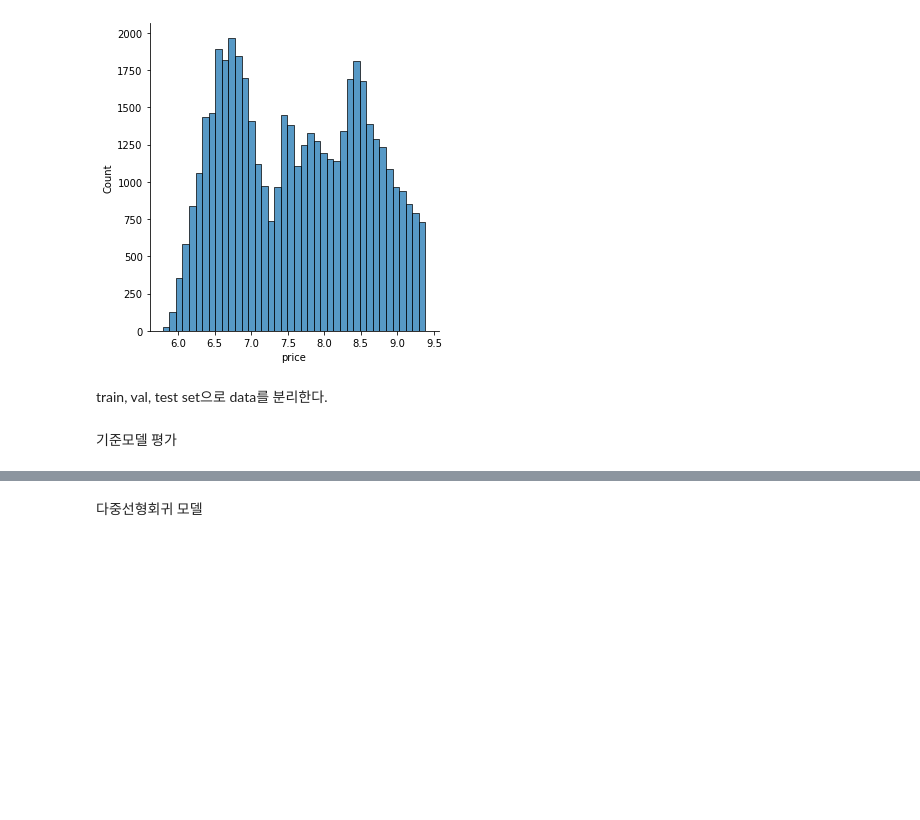
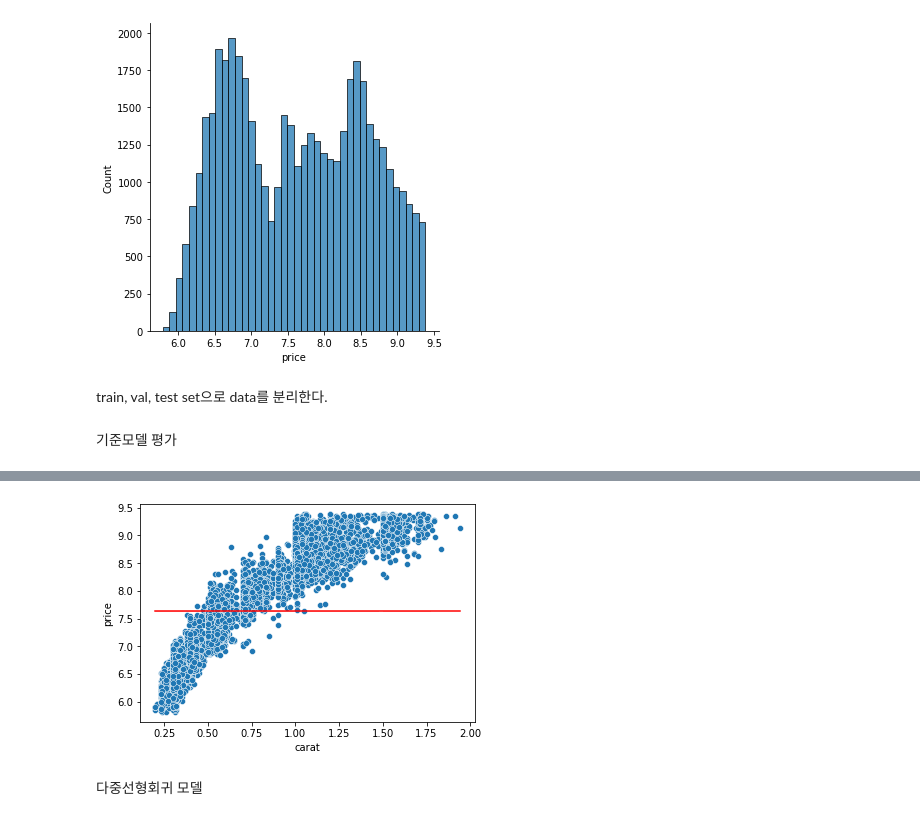
Before and after one commit to IlsuSong/diamond_price_pred, a Jupyter notebook: AI_14_송일수_Section2.ipynb, the cells around one changed output, grey strips where cells are left out. Saved outputs shown, nothing was run; the diff lists cells and outputs as text; code cells hidden in the pictures; blank space fills up the shorter version.

```diff
--- a/AI_14_송일수_Section2.ipynb
+++ b/AI_14_송일수_Section2.ipynb
@@ -242,4 +250,9 @@ mae :  0.8181838957675529
 r2 :  0.0
+# %%
+sb.lineplot(x=X_test.carat, y=basepredict, color='red')
+sb.scatterplot(x=X_test.carat, y=y_test);
+# %% [output]
+[figure, added]
 # %% [markdown]
 다중선형회귀 모델
 # %%
```
Also changed, not shown: parts of 19 cells of this notebook.
